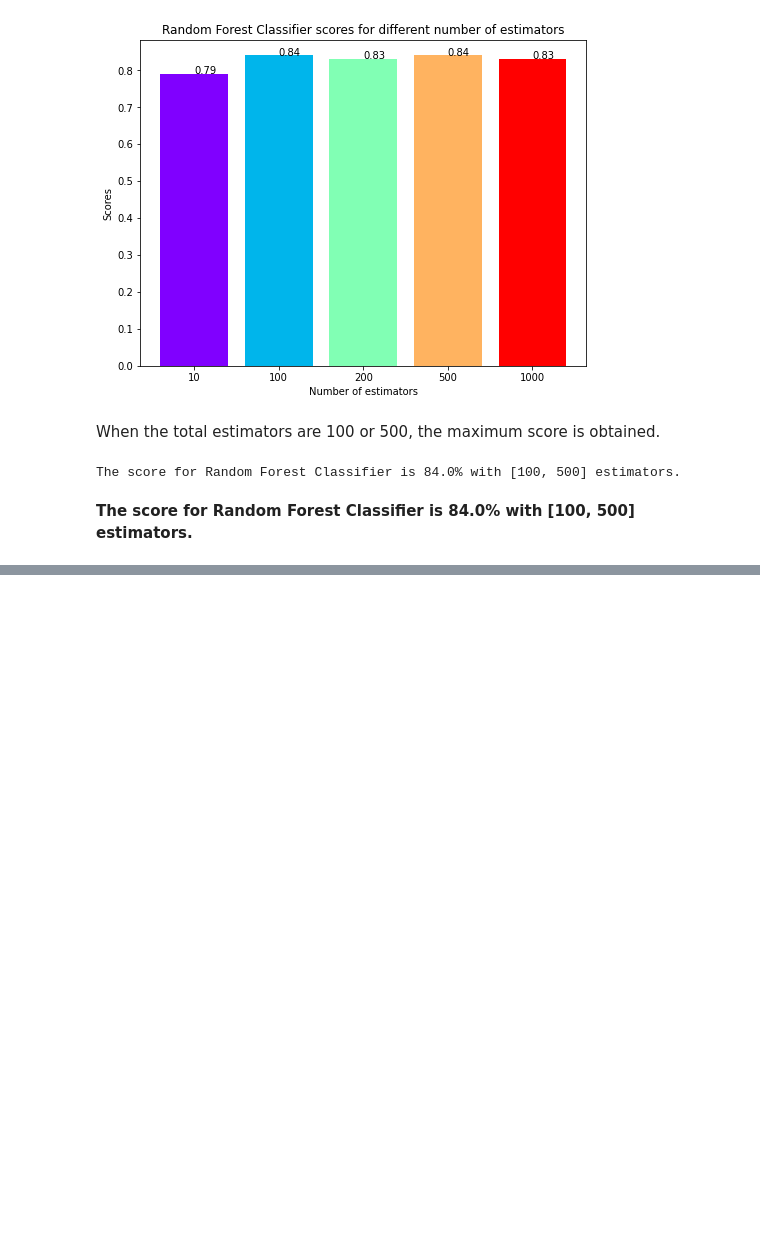
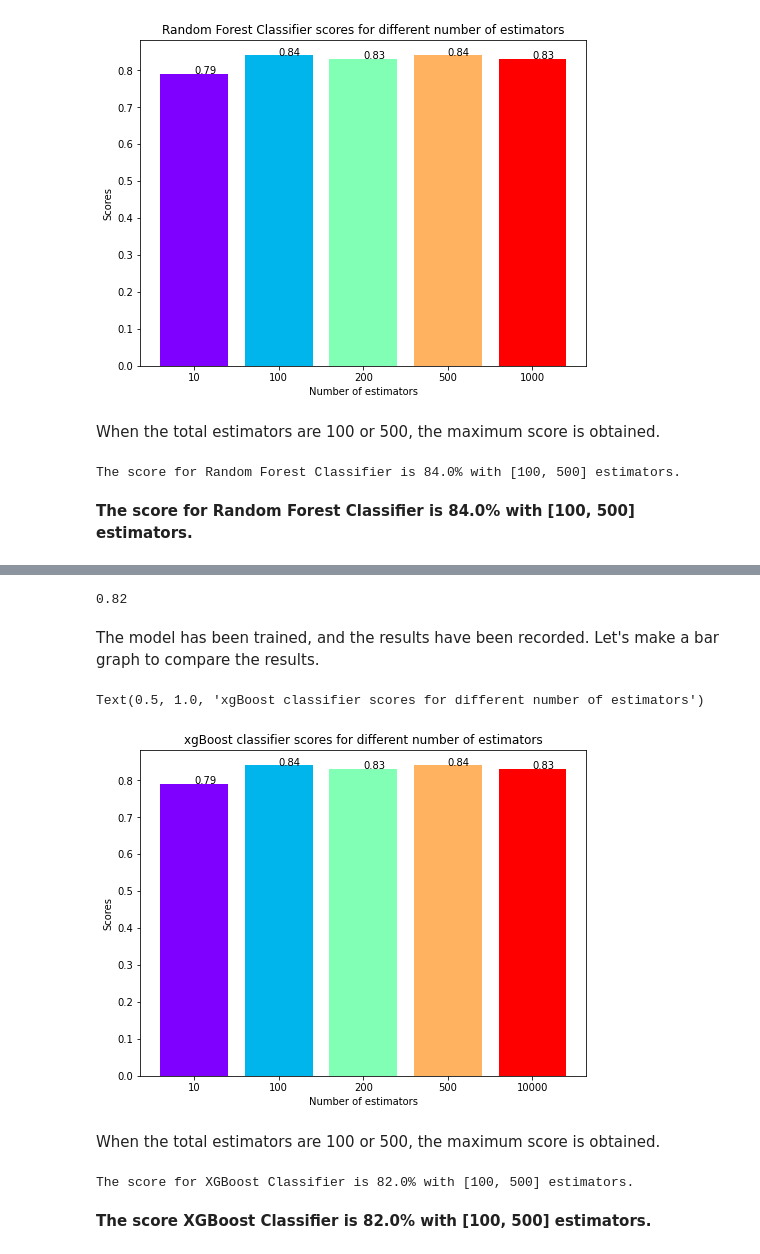
Before and after one commit to mukhammad-irmatov/heart-problem-detection, a Jupyter notebook: Detecting_heart_disease.ipynb, the cells around one changed output, grey strips where cells are left out. Drawn from its saved outputs; the diff is of its cells as text; code cells hidden in the pictures; blank space fills up the shorter version.

```diff
--- a/Detecting_heart_disease.ipynb
+++ b/Detecting_heart_disease.ipynb
@@ -260,0 +280,27 @@ The score for Random Forest Classifier is 84.0% with [100, 500] estimators.
+# %%
+xgBoost_scores = []
+estimators = [10, 100, 200, 500, 10000]
+for i in estimators:
+    xgboostModel = XGBClassifier(n_estimators = i, random_state = 0)
+    xgboostModel.fit(X_train, y_train)
+    xgBoost_scores.append(xgboostModel.score(X_test, y_test))
+# %%
+xgboostModel.score(X_test, y_test)
+# %% [output]
+0.82
+# %% [markdown]
+The model has been trained, and the results have been recorded. Let's make a bar graph to compare the results.
+# %%
+colors = rainbow(np.linspace(0, 1, len(estimators)))
+plt.bar([i for i in range(len(estimators))], rf_scores, color = colors, width = 0.8)
+for i in range(len(estimators)):
+    plt.text(i, rf_scores[i], rf_scores[i])
+plt.xticks(ticks = [i for i in range(len(estimators))], labels = [str(estimator) for estimator in estimators])
+plt.xlabel('Number of estimators')
+plt.ylabel('Scores')
+plt.title('xgBoost classifier scores for different number of estimators')
+# %% [output]
+Text(0.5, 1.0, 'xgBoost classifier scores for different number of estimators')
+[figure, added]
+# %% [markdown]
+When the total estimators are 100 or 500, the maximum score is obtained.
@@ -260,0 +309,6 @@ The score for Random Forest Classifier is 84.0% with [100, 500] estimators.
+# %%
+print("The score for XGBoost Classifier is {}% with {} estimators.".format(xgboost_score, [100, 500]))
+# %% [output]
+The score for XGBoost Classifier is 82.0% with [100, 500] estimators.
+# %% [markdown]
+**The score XGBoost Classifier is 82.0% with [100, 500] estimators.**
```
Also changed, not shown: parts of 12 cells of this notebook.
